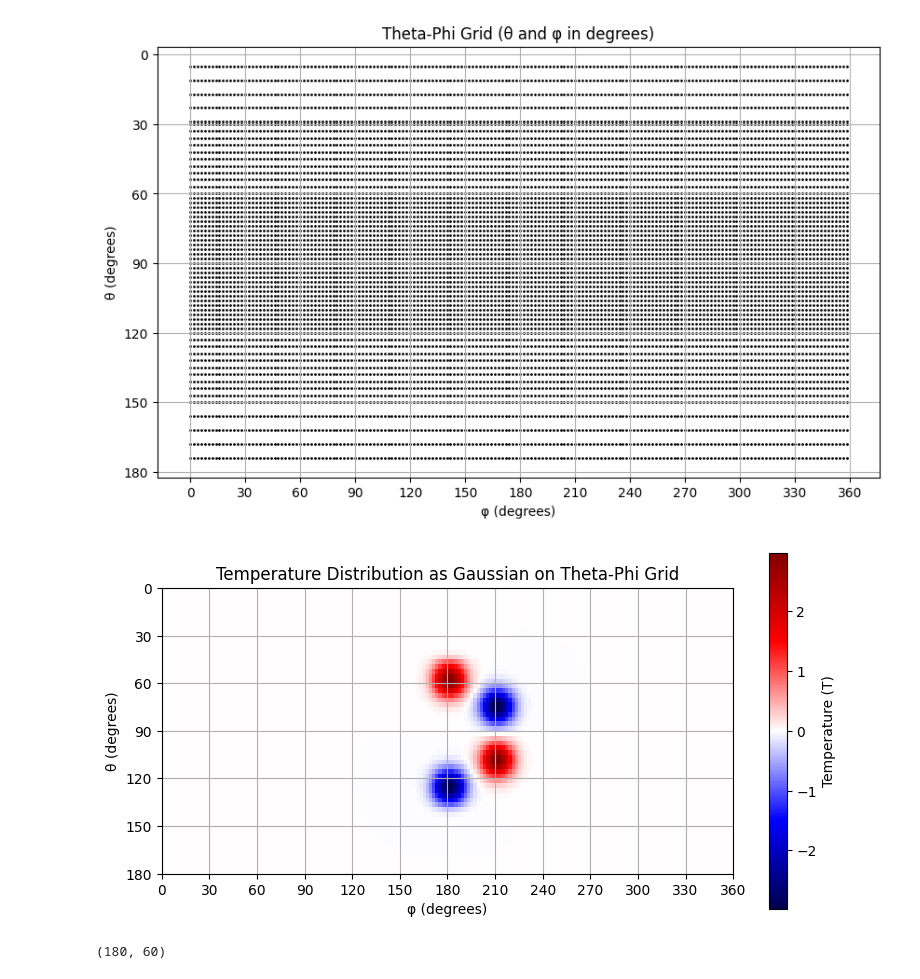
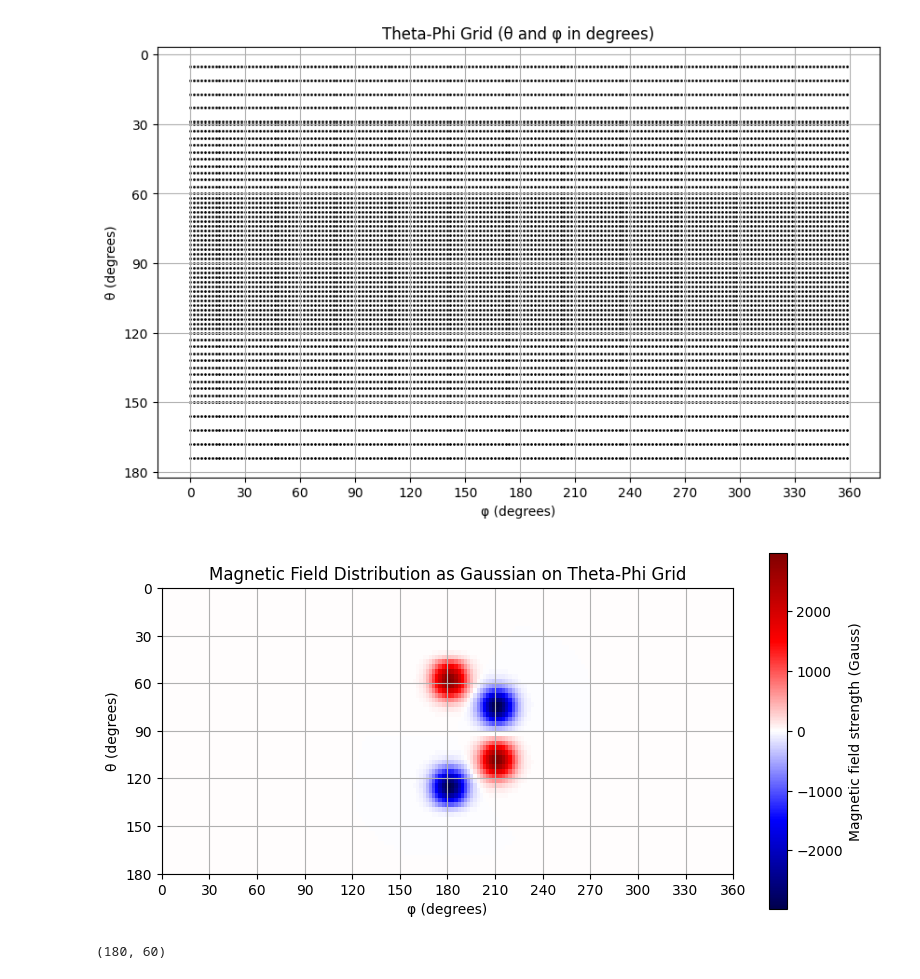
Before and after one commit to tejas-mandape2003/Masters_thesis_code, a Jupyter notebook: induction equation vectorized 1 year.ipynb, the cells around one changed output. Cells and saved outputs as stored; diff of their text form; code cells hidden in the pictures.

```diff
--- a/induction equation vectorized 1 year.ipynb
+++ b/induction equation vectorized 1 year.ipynb
@@ -84,25 +84,25 @@ plt.show()
 # %%
 sigma_t = 5 * deg2rad
 sigma_p = 7.07 * deg2rad
-T_plus_1 = 3*np.exp(-0.5*(((Theta - (9*np.pi/24) )/sigma_t)**2+((Phi - np.pi*(6/6))/sigma_p)**2))
-T_minus_1 = -3*np.exp(-0.5*(((Theta - (10.5*np.pi/24) )/sigma_t)**2+((Phi - np.pi*(7/6))/sigma_p)**2))
-T_plus_2 = 3*np.exp(-0.5*(((Theta - (13.5*np.pi/24) )/sigma_t)**2+((Phi - np.pi*(7/6))/sigma_p)**2))
-T_minus_2 = -3*np.exp(-0.5*(((Theta - (15*np.pi/24) )/sigma_t)**2+((Phi - np.pi*(6/6))/sigma_p)**2))
+T_plus_1 = 3000*np.exp(-0.5*(((Theta - (9*np.pi/24) )/sigma_t)**2+((Phi - np.pi*(6/6))/sigma_p)**2))
+T_minus_1 = -3000*np.exp(-0.5*(((Theta - (10.5*np.pi/24) )/sigma_t)**2+((Phi - np.pi*(7/6))/sigma_p)**2))
+T_plus_2 = 3000*np.exp(-0.5*(((Theta - (13.5*np.pi/24) )/sigma_t)**2+((Phi - np.pi*(7/6))/sigma_p)**2))
+T_minus_2 = -3000*np.exp(-0.5*(((Theta - (15*np.pi/24) )/sigma_t)**2+((Phi - np.pi*(6/6))/sigma_p)**2))
 T = T_plus_1 + T_minus_1 + T_plus_2 + T_minus_2
 plt.figure(figsize=(8, 4))
 plt.imshow(T, extent=(0, 360, 0, 180), aspect='equal', origin='lower', cmap='seismic')
-plt.colorbar(label='Temperature (T)')
+plt.colorbar(label='Magnetic field strength (Gauss)')
 plt.xlabel("φ (degrees)")
 plt.ylabel("θ (degrees)")
 plt.gca().invert_yaxis()
-plt.title("Temperature Distribution as Gaussian on Theta-Phi Grid")
+plt.title("Magnetic Field Distribution as Gaussian on Theta-Phi Grid")
 plt.xticks(np.arange(0, 361, 30))
 plt.yticks(np.arange(0, 181, 30))
 plt.grid(True)
 plt.tight_layout()
 plt.show()
 # %% [output]
-[figure, old version]
+[figure, new version]
 # %%
 N_phi, N_theta
 # %% [output]
```
Also changed, not shown: parts of 2 cells of this notebook, 14 other files.
